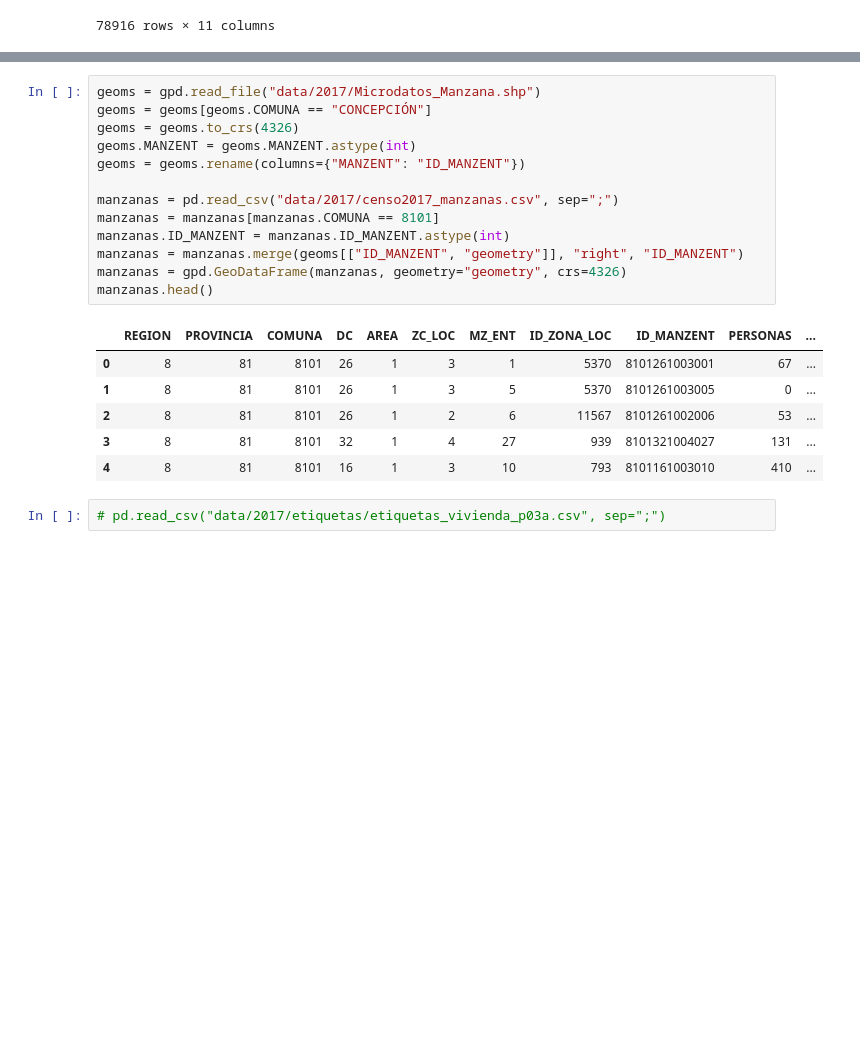
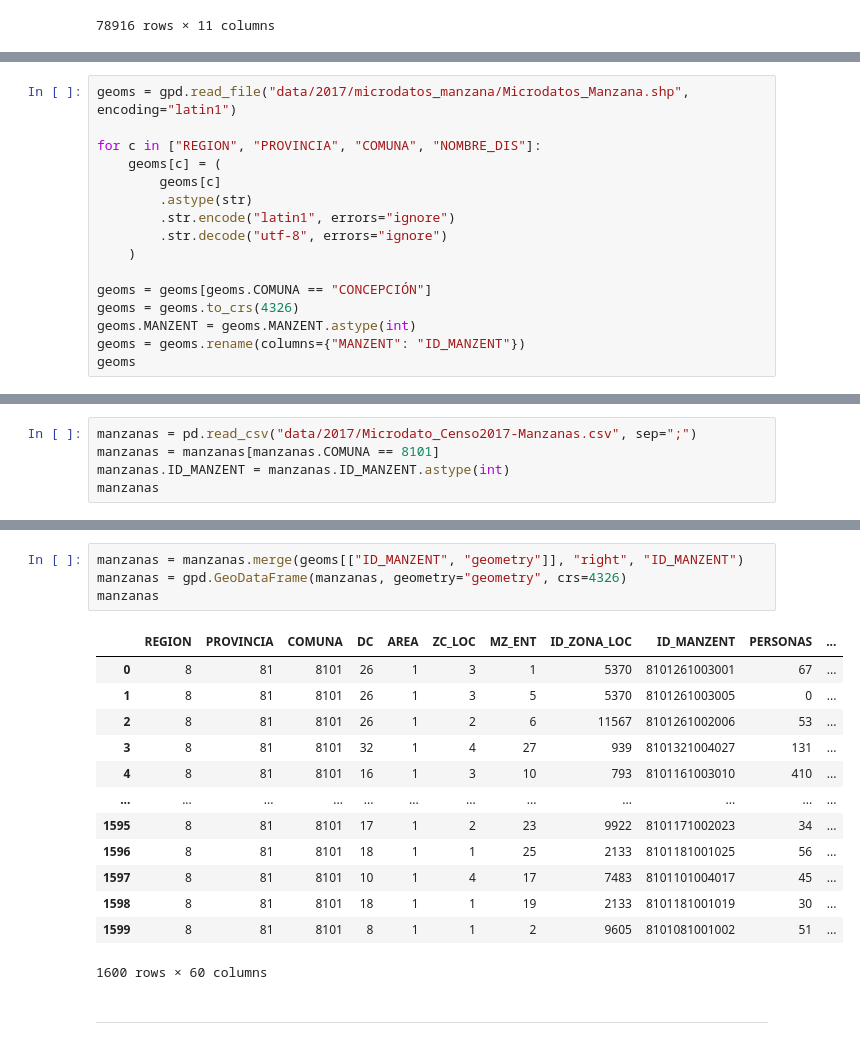
Before and after one commit to zetaso/census-localization, a Jupyter notebook: geolocalize.ipynb, the cells around one changed output, grey strips where cells are left out. Cells and saved outputs as stored; diff of their text form; blank space fills up the shorter version.

```diff
--- a/geolocalize.ipynb
+++ b/geolocalize.ipynb
@@ -94,0 +170,16 @@ hogares
+# %%
+geoms = gpd.read_file("data/2017/microdatos_manzana/Microdatos_Manzana.shp", encoding="latin1")
+
+for c in ["REGION", "PROVINCIA", "COMUNA", "NOMBRE_DIS"]:
+    geoms[c] = (
+        geoms[c]
+        .astype(str)
+        .str.encode("latin1", errors="ignore")
+        .str.decode("utf-8", errors="ignore")
+    )
+
+geoms = geoms[geoms.COMUNA == "CONCEPCIÓN"]
+geoms = geoms.to_crs(4326)
+geoms.MANZENT = geoms.MANZENT.astype(int)
+geoms = geoms.rename(columns={"MANZENT": "ID_MANZENT"})
+geoms
@@ -94,0 +200,5 @@ hogares
+# %%
+manzanas = pd.read_csv("data/2017/Microdato_Censo2017-Manzanas.csv", sep=";")
+manzanas = manzanas[manzanas.COMUNA == 8101]
+manzanas.ID_MANZENT = manzanas.ID_MANZENT.astype(int)
+manzanas
@@ -95,22 +219,20 @@ hogares
 # %%
-geoms = gpd.read_file("data/2017/Microdatos_Manzana.shp")
-geoms = geoms[geoms.COMUNA == "CONCEPCIÓN"]
-geoms = geoms.to_crs(4326)
-geoms.MANZENT = geoms.MANZENT.astype(int)
-geoms = geoms.rename(columns={"MANZENT": "ID_MANZENT"})
-
-manzanas = pd.read_csv("data/2017/censo2017_manzanas.csv", sep=";")
-manzanas = manzanas[manzanas.COMUNA == 8101]
-manzanas.ID_MANZENT = manzanas.ID_MANZENT.astype(int)
 manzanas = manzanas.merge(geoms[["ID_MANZENT", "geometry"]], "right", "ID_MANZENT")
 manzanas = gpd.GeoDataFrame(manzanas, geometry="geometry", crs=4326)
-manzanas.head()
+manzanas
 # %% [output]
 |  | REGION | PROVINCIA | COMUNA | DC | AREA | ZC_LOC | MZ_ENT | ID_ZONA_LOC | ID_MANZENT | PERSONAS | ... |
 | 0 | 8 | 81 | 8101 | 26 | 1 | 3 | 1 | 5370 | 8101261003001 | 67 | ... |
 | 1 | 8 | 81 | 8101 | 26 | 1 | 3 | 5 | 5370 | 8101261003005 | 0 | ... |
 | 2 | 8 | 81 | 8101 | 26 | 1 | 2 | 6 | 11567 | 8101261002006 | 53 | ... |
 | 3 | 8 | 81 | 8101 | 32 | 1 | 4 | 27 | 939 | 8101321004027 | 131 | ... |
 | 4 | 8 | 81 | 8101 | 16 | 1 | 3 | 10 | 793 | 8101161003010 | 410 | ... |
+| ... | ... | ... | ... | ... | ... | ... | ... | ... | ... | ... | ... |
+| 1595 | 8 | 81 | 8101 | 17 | 1 | 2 | 23 | 9922 | 8101171002023 | 34 | ... |
+| 1596 | 8 | 81 | 8101 | 18 | 1 | 1 | 25 | 2133 | 8101181001025 | 56 | ... |
+| 1597 | 8 | 81 | 8101 | 10 | 1 | 4 | 17 | 7483 | 8101101004017 | 45 | ... |
+| 1598 | 8 | 81 | 8101 | 18 | 1 | 1 | 19 | 2133 | 8101181001019 | 30 | ... |
+| 1599 | 8 | 81 | 8101 | 8 | 1 | 1 | 2 | 9605 | 8101081001002 | 51 | ... |
+1600 rows × 60 columns
-# %%
-# pd.read_csv("data/2017/etiquetas/etiquetas_vivienda_p03a.csv", sep=";")
+# %% [markdown]
+---
```
Also changed, not shown: parts of 10 cells of this notebook.
